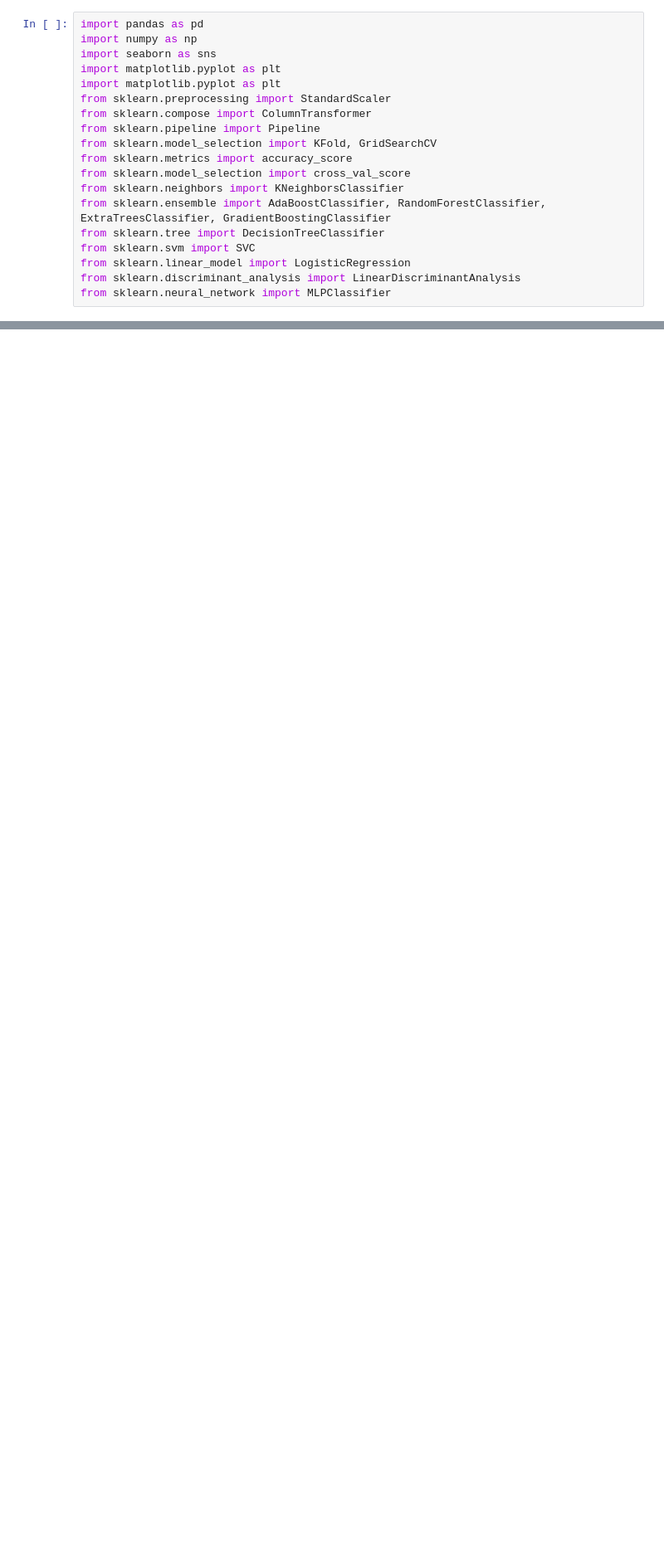
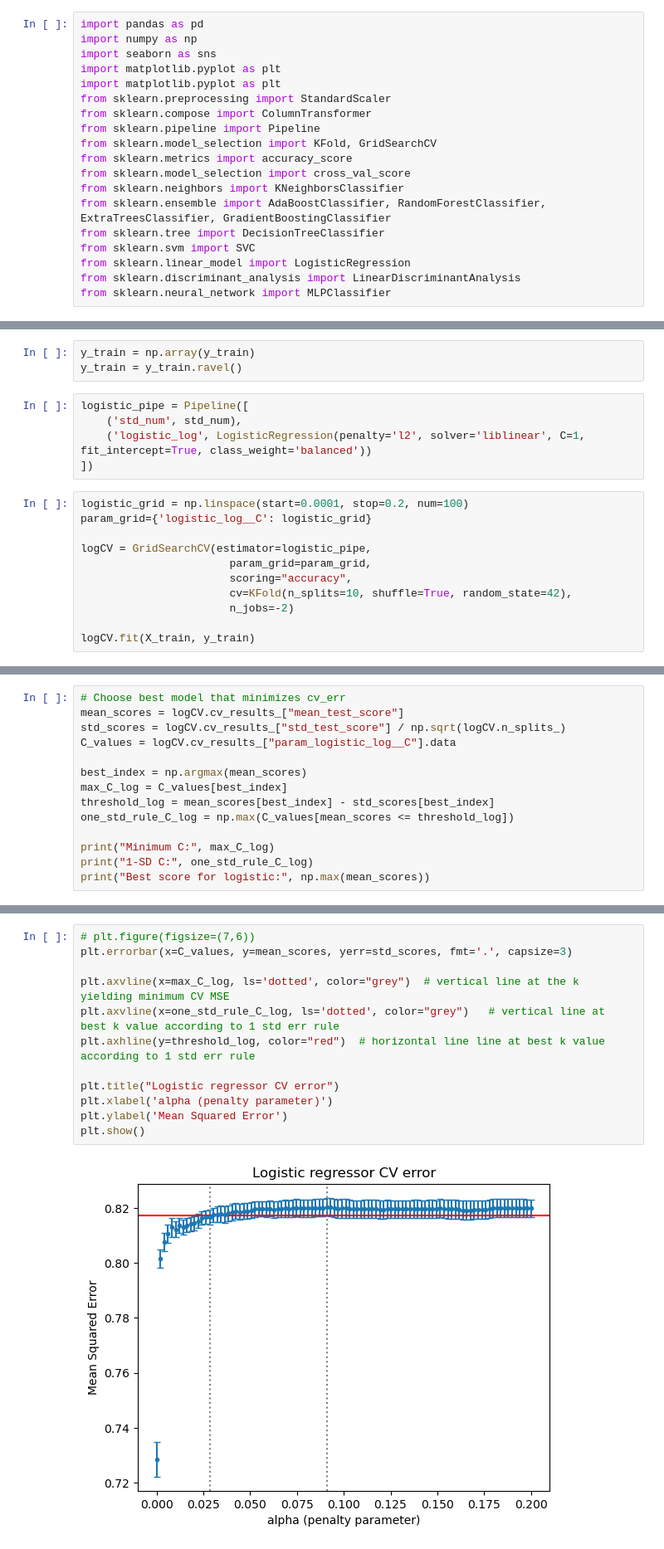
Before and after one commit to LuciaCam/ML_kaggle_competition, a Jupyter notebook: Log_Reg.ipynb, the cells around one changed output, grey strips where cells are left out. Shown: that part at 83% size. Cells and saved outputs as stored; diff of their text form; blank space fills up the shorter version.

```diff
--- a/Log_Reg.ipynb
+++ b/Log_Reg.ipynb
@@ -92,0 +112,19 @@ cv_plot = cv_plot.set_title("CV Scores")
+# %%
+y_train = np.array(y_train)
+y_train = y_train.ravel()
+# %%
+logistic_pipe = Pipeline([
+    ('std_num', std_num),
+    ('logistic_log', LogisticRegression(penalty='l2', solver='liblinear', C=1, fit_intercept=True, class_weight='balanced'))
+])
+# %%
+logistic_grid = np.linspace(start=0.0001, stop=0.2, num=100)
+param_grid={'logistic_log__C': logistic_grid}
+
+logCV = GridSearchCV(estimator=logistic_pipe,
+                       param_grid=param_grid,
+                       scoring="accuracy",
+                       cv=KFold(n_splits=10, shuffle=True, random_state=42),
+                       n_jobs=-2)
+
+logCV.fit(X_train, y_train)
@@ -92,0 +166,14 @@ cv_plot = cv_plot.set_title("CV Scores")
+# %%
+# Choose best model that minimizes cv_err
+mean_scores = logCV.cv_results_["mean_test_score"]
+std_scores = logCV.cv_results_["std_test_score"] / np.sqrt(logCV.n_splits_)
+C_values = logCV.cv_results_["param_logistic_log__C"].data
+
+best_index = np.argmax(mean_scores)
+max_C_log = C_values[best_index]
+threshold_log = mean_scores[best_index] - std_scores[best_index]
+one_std_rule_C_log = np.max(C_values[mean_scores <= threshold_log])
+
+print("Minimum C:", max_C_log)
+print("1-SD C:", one_std_rule_C_log)
+print("Best score for logistic:", np.max(mean_scores))
@@ -92,0 +184,14 @@ cv_plot = cv_plot.set_title("CV Scores")
+# %%
+# plt.figure(figsize=(7,6))
+plt.errorbar(x=C_values, y=mean_scores, yerr=std_scores, fmt='.', capsize=3)
+
+plt.axvline(x=max_C_log, ls='dotted', color="grey")  # vertical line at the k yielding minimum CV MSE
+plt.axvline(x=one_std_rule_C_log, ls='dotted', color="grey")   # vertical line at best k value according to 1 std err rule
+plt.axhline(y=threshold_log, color="red")  # horizontal line line at best k value according to 1 std err rule
+
+plt.title("Logistic regressor CV error")
+plt.xlabel('alpha (penalty parameter)')
+plt.ylabel('Mean Squared Error')
+plt.show()
+# %% [output]
+[figure, added]
```
Also changed, not shown: parts of 20 cells of this notebook.
